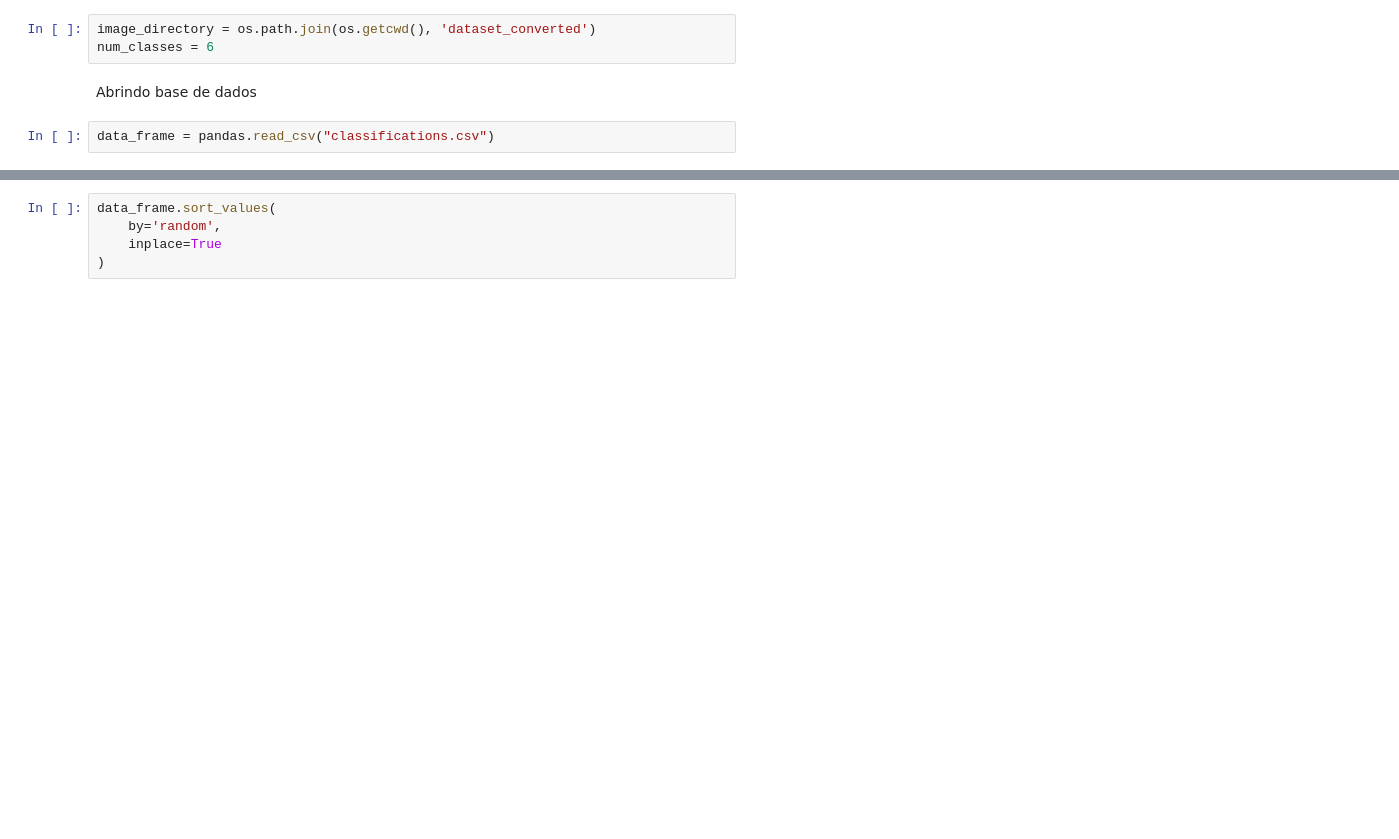
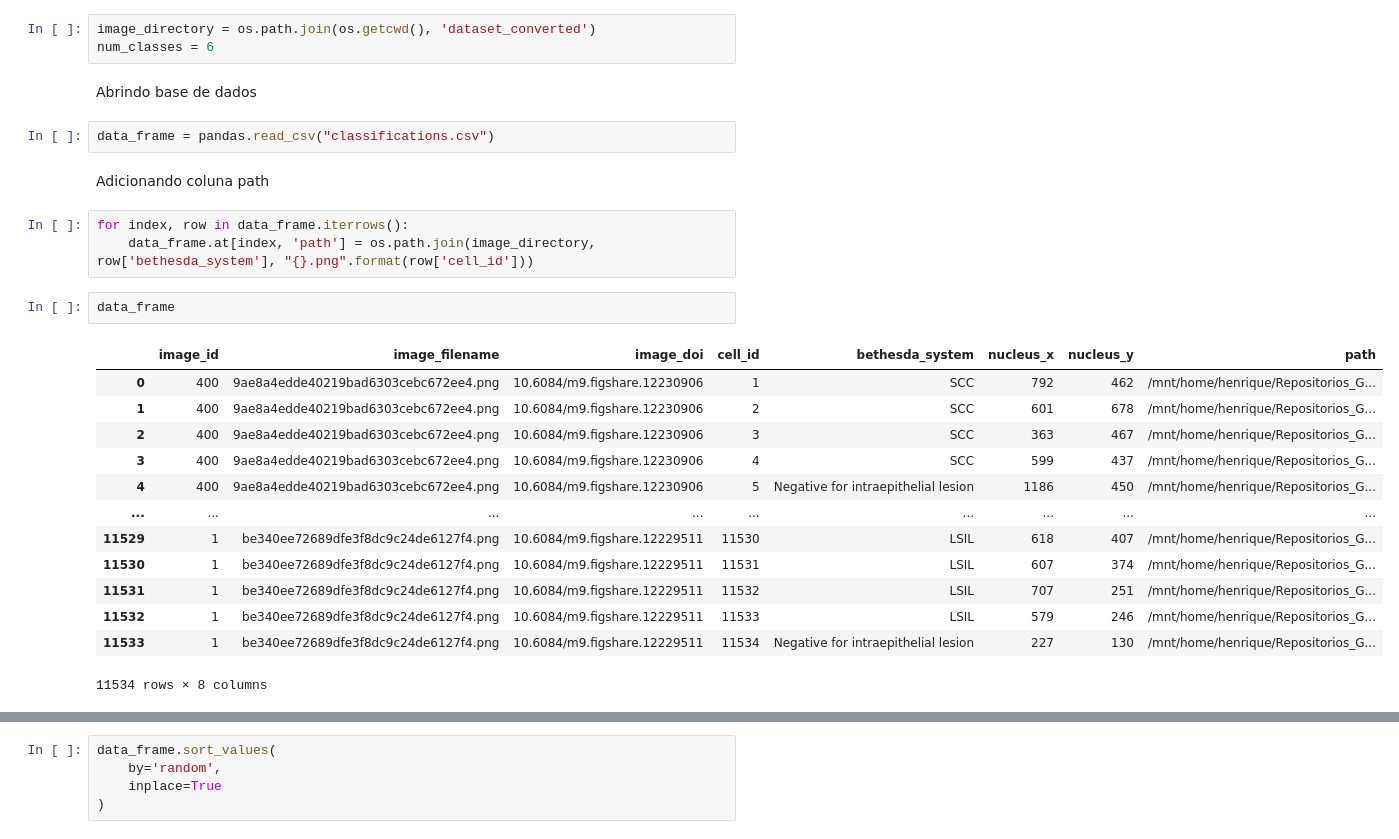
Before and after one commit to Henriquemcc/Trabalho_Pratico_-_Processamento_e_Analise_de_Imagens_-_2024-1, a Jupyter notebook: ResNet50.ipynb, the cells around one changed output, grey strips where cells are left out. Cells and saved outputs as stored; diff of their text form; blank space fills up the shorter version.

```diff
--- a/ResNet50.ipynb
+++ b/ResNet50.ipynb
@@ -44,3 +48,24 @@ num_classes = 6
 Abrindo base de dados
 # %%
 data_frame = pandas.read_csv("classifications.csv")
+# %% [markdown]
+Adicionando coluna path
+# %%
+for index, row in data_frame.iterrows():
+    data_frame.at[index, 'path'] = os.path.join(image_directory, row['bethesda_system'], "{}.png".format(row['cell_id']))
+# %%
+data_frame
+# %% [output]
+|  | image_id | image_filename | image_doi | cell_id | bethesda_system | nucleus_x | nucleus_y | path |
+| 0 | 400 | 9ae8a4edde40219bad6303cebc672ee4.png | 10.6084/m9.figshare.12230906 | 1 | SCC | 792 | 462 | /mnt/home/henrique/Repositorios_G... |
+| 1 | 400 | 9ae8a4edde40219bad6303cebc672ee4.png | 10.6084/m9.figshare.12230906 | 2 | SCC | 601 | 678 | /mnt/home/henrique/Repositorios_G... |
+| 2 | 400 | 9ae8a4edde40219bad6303cebc672ee4.png | 10.6084/m9.figshare.12230906 | 3 | SCC | 363 | 467 | /mnt/home/henrique/Repositorios_G... |
+| 3 | 400 | 9ae8a4edde40219bad6303cebc672ee4.png | 10.6084/m9.figshare.12230906 | 4 | SCC | 599 | 437 | /mnt/home/henrique/Repositorios_G... |
+| 4 | 400 | 9ae8a4edde40219bad6303cebc672ee4.png | 10.6084/m9.figshare.12230906 | 5 | Negative for intraepithelial lesion | 1186 | 450 | /mnt/home/henrique/Repositorios_G... |
+| ... | ... | ... | ... | ... | ... | ... | ... | ... |
+| 11529 | 1 | be340ee72689dfe3f8dc9c24de6127f4.png | 10.6084/m9.figshare.12229511 | 11530 | LSIL | 618 | 407 | /mnt/home/henrique/Repositorios_G... |
+| 11530 | 1 | be340ee72689dfe3f8dc9c24de6127f4.png | 10.6084/m9.figshare.12229511 | 11531 | LSIL | 607 | 374 | /mnt/home/henrique/Repositorios_G... |
+| 11531 | 1 | be340ee72689dfe3f8dc9c24de6127f4.png | 10.6084/m9.figshare.12229511 | 11532 | LSIL | 707 | 251 | /mnt/home/henrique/Repositorios_G... |
+| 11532 | 1 | be340ee72689dfe3f8dc9c24de6127f4.png | 10.6084/m9.figshare.12229511 | 11533 | LSIL | 579 | 246 | /mnt/home/henrique/Repositorios_G... |
+| 11533 | 1 | be340ee72689dfe3f8dc9c24de6127f4.png | 10.6084/m9.figshare.12229511 | 11534 | Negative for intraepithelial lesion | 227 | 130 | /mnt/home/henrique/Repositorios_G... |
+11534 rows × 8 columns
```
Also changed, not shown: parts of 18 cells of this notebook, 1 other file.
